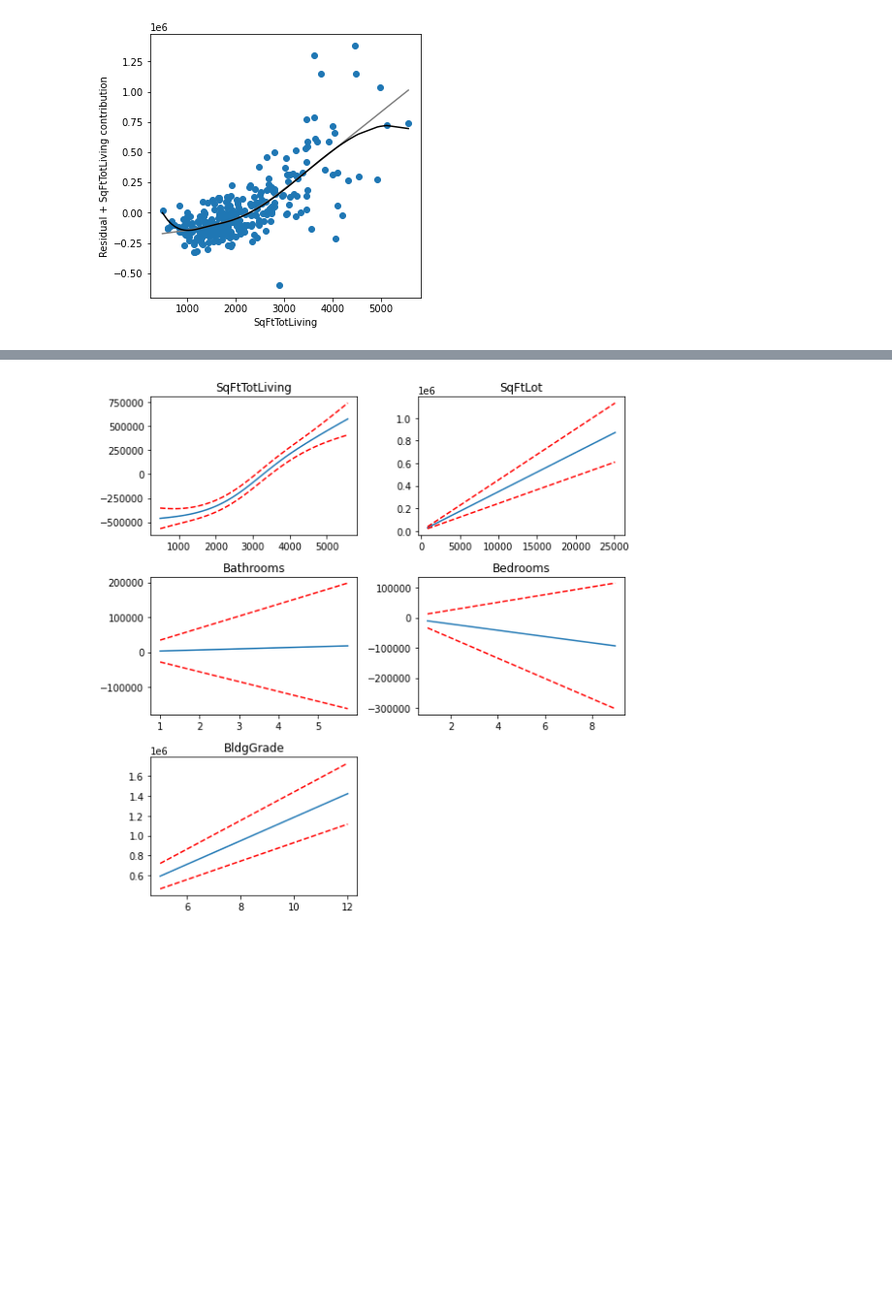
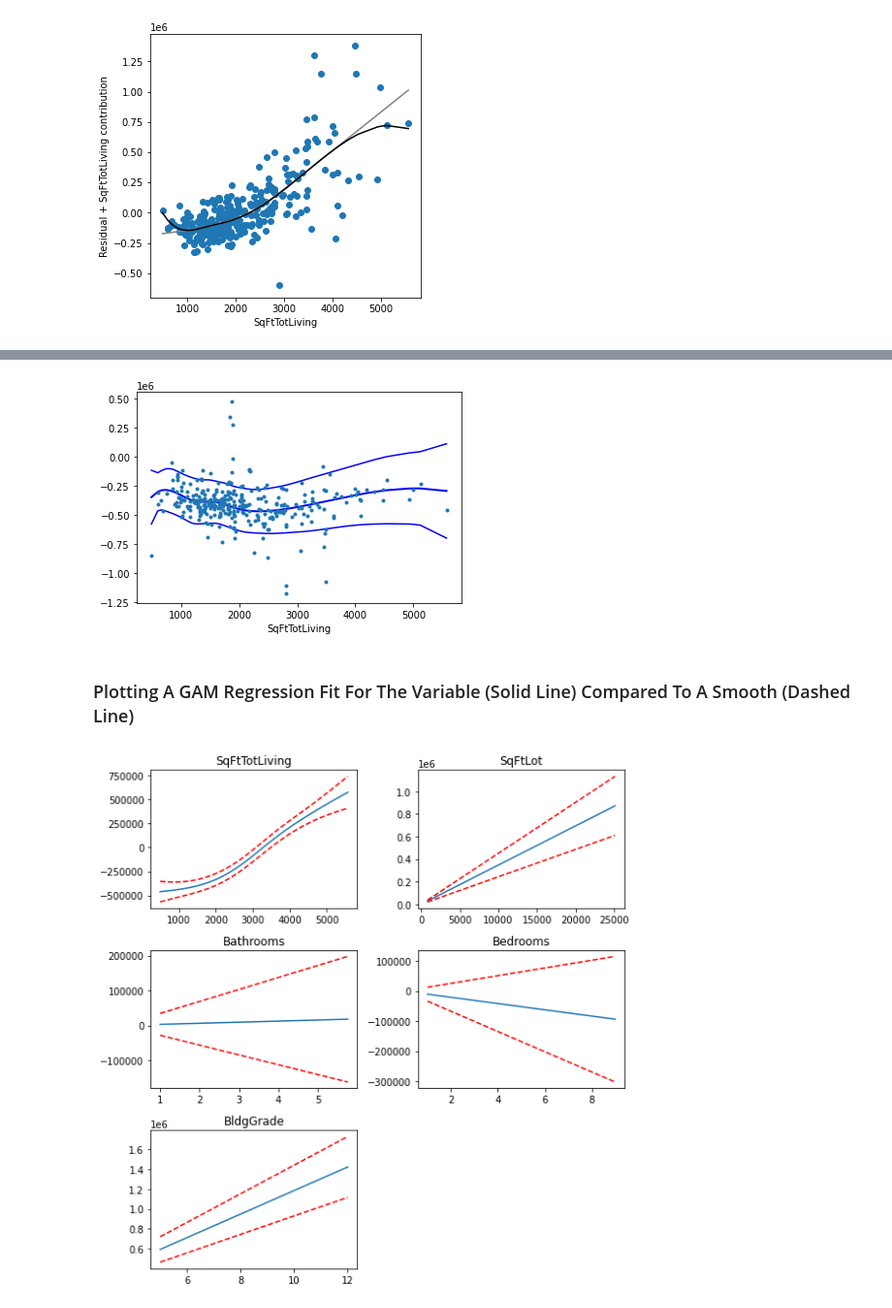
Before and after one commit to beauvilerobed/statistics-for-data-science, a Jupyter notebook: 4_LinearRegression.ipynb, the cells around one changed output, grey strips where cells are left out. Shown at 97% size. Drawn from its saved outputs; the diff is of its cells as text; code cells hidden in the pictures; blank space fills up the shorter version.

```diff
--- a/4_LinearRegression.ipynb
+++ b/4_LinearRegression.ipynb
@@ -1285,0 +1304,17 @@ github.com/dswah/pyGAM/issues/163
+# %%
+from statsmodels.gam.api import GLMGam, BSplines
+
+predictors = ['SqFtTotLiving', 'SqFtLot', 'Bathrooms', 'Bedrooms', 'BldgGrade']
+outcome = 'AdjSalePrice'
+
+x_spline = house_98105[predictors]
+bs = BSplines(x_spline, df=[10] + [3] * 4, degree=[3] + [2] * 4)
+# penalization weight
+alpha = np.array([0] * 5)
+
+formula = ('AdjSalePrice ~ SqFtTotLiving + ' +
+           'SqFtLot + Bathrooms + Bedrooms + BldgGrade')
+
+gam_sm = GLMGam.from_formula(formula, data=house_98105, smoother=bs, alpha=alpha)
+res_sm = gam_sm.fit()
+print(res_sm.summary())
@@ -1286,3 +1339,9 @@ github.com/dswah/pyGAM/issues/163
+# %%
+res_sm.plot_partial(0, cpr=True);
+# %% [output]
+[figure, added]
+# %% [markdown]
+### Plotting A GAM Regression Fit For The Variable (Solid Line) Compared To A Smooth (Dashed Line)
 # %%
 fig, axes = plt.subplots(figsize=(8, 8), ncols=2, nrows=3)
 
```
Also changed, not shown: parts of 17 cells of this notebook.
